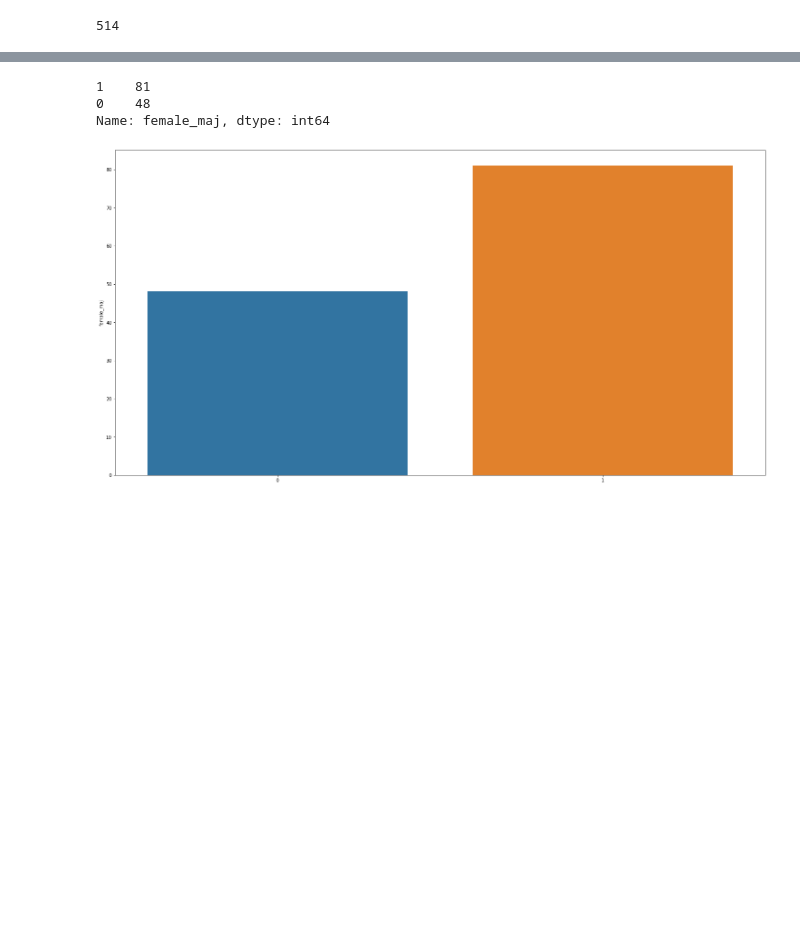
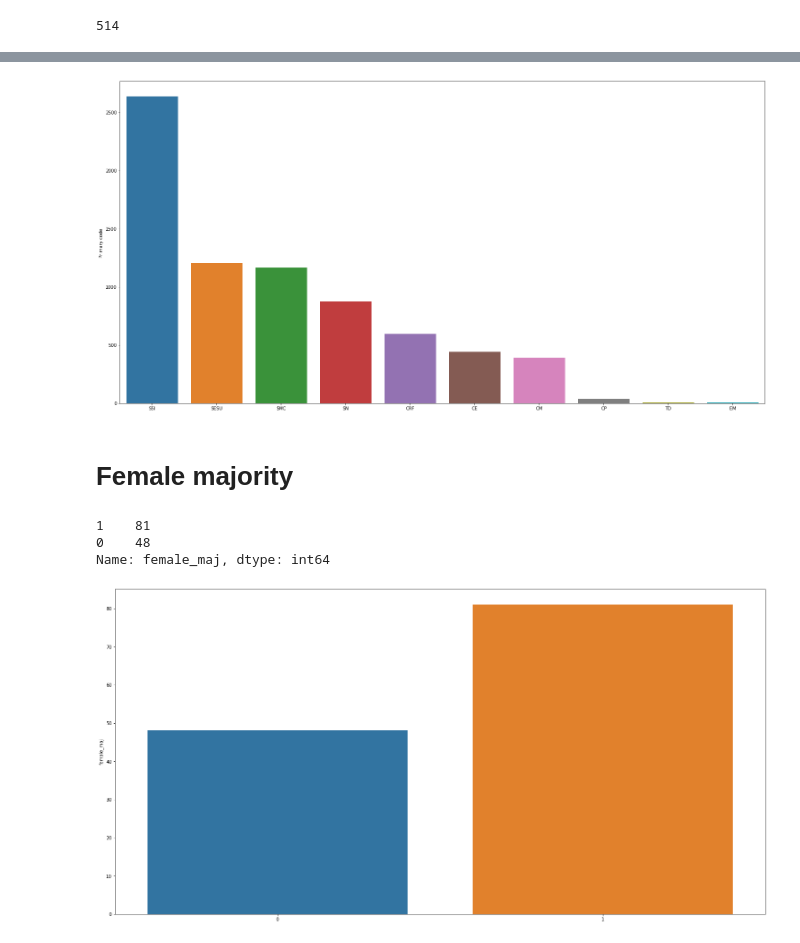
Before and after one commit to The-Language-and-Learning-Analytics-Lab/cult-div-rqa, a Jupyter notebook: Visualization.ipynb, the cells around one changed output, grey strips where cells are left out. Drawn from its saved outputs; the diff is of its cells as text; code cells hidden in the pictures; blank space fills up the shorter version.

Commit message:
some visualizations added

```diff
--- a/Visualization.ipynb
+++ b/Visualization.ipynb
@@ -28,3 +41,14 @@ len(data.mellon_id.unique())
+# %%
+fig = plt.figure(figsize=(20,10))
+ax = fig.add_axes([0,0,1,1])
+k = data['Primary code '].value_counts().index
+val = data['Primary code '].value_counts()
+sns.barplot(k, val)
+plt.show()
+# %% [output]
+[figure, added]
+# %% [markdown]
+# Female majority
 # %%
 data.groupby(['session_id']).female_maj.max().value_counts()
 # %% [output]
```
Also changed, not shown: parts of 6 cells of this notebook, 2 other files.
